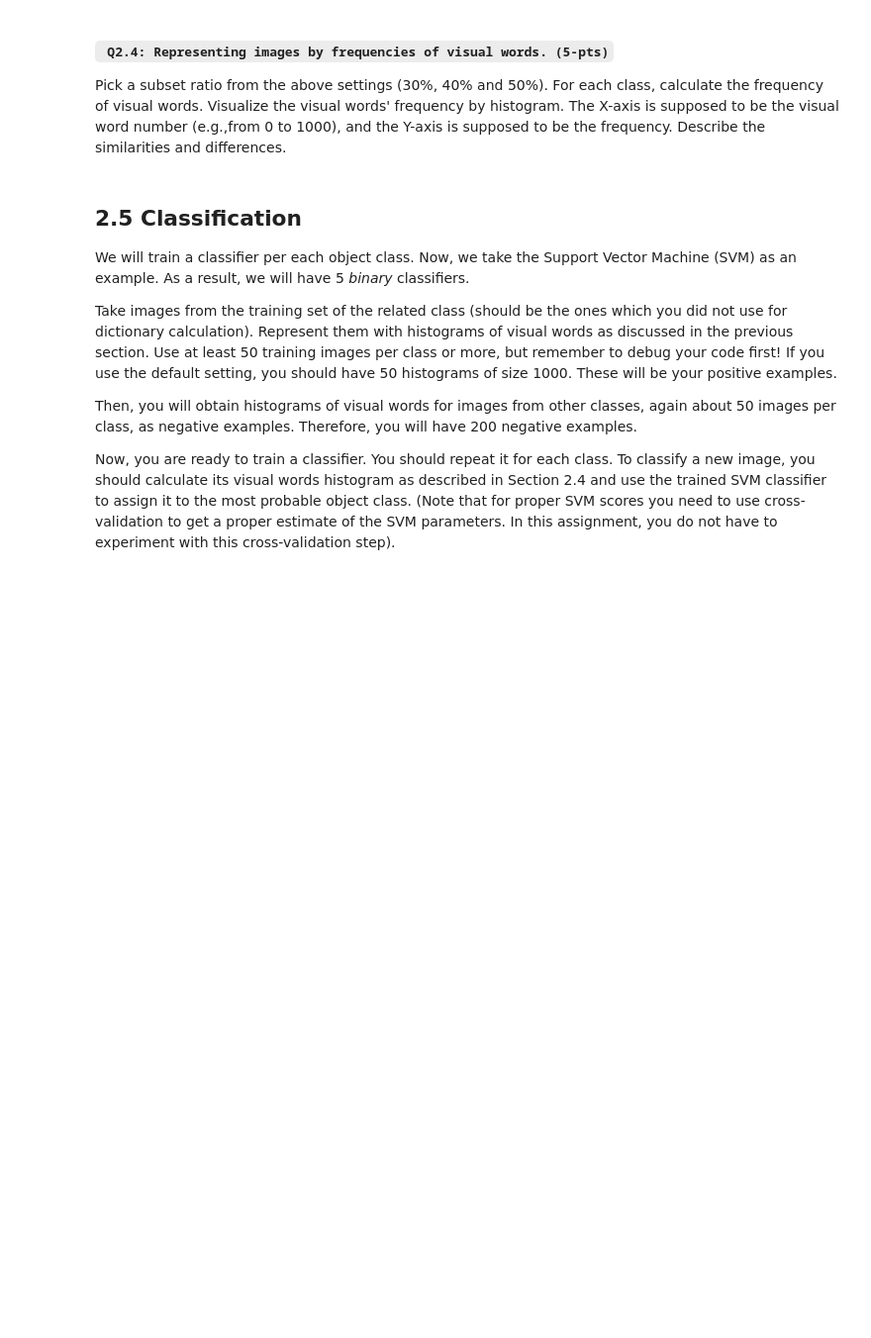
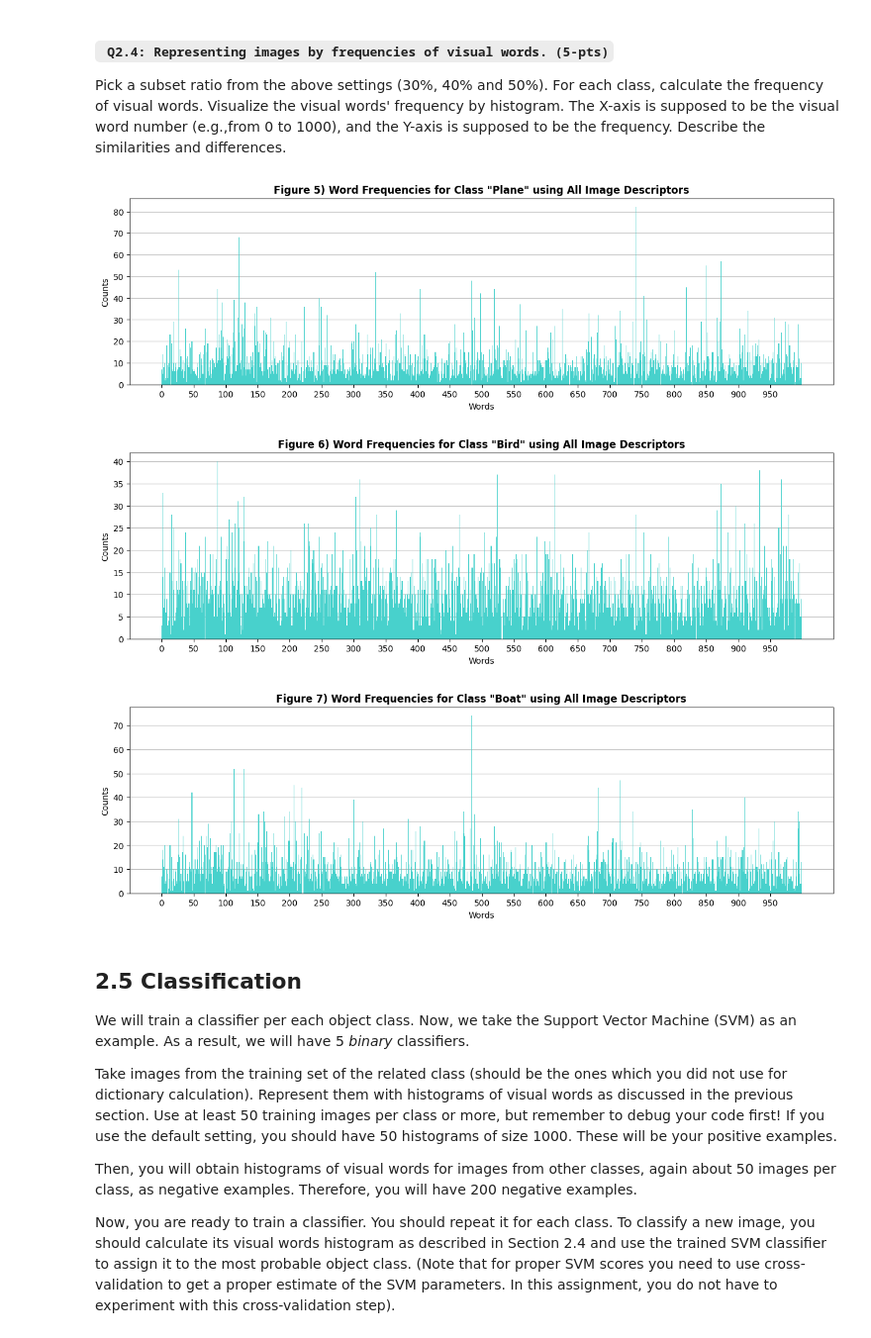
Before and after one commit to ekinfergan/ComputerVision1-UvA, a Jupyter notebook: Lab5/CV1 Final Lab 1.ipynb, the cells around one changed output. Shown: that part at 99% size. Saved outputs shown, nothing was run; the diff lists cells and outputs as text; code cells hidden in the pictures; blank space fills up the shorter version.

```diff
--- a/Lab5/CV1 Final Lab 1.ipynb
+++ b/Lab5/CV1 Final Lab 1.ipynb
@@ -349,3 +365,38 @@ Pick a subset ratio from the above settings (30%, 40% and 50%). For each class,
+# %%
+################################
+
+# Plotting the Histograms (All descriptors used)
+def word_plotter(encoded_features, fig_nums, class_names, figsize=(10, 6)):
+
+    classes = list(encoded_features.keys())
+
+    for data_class in classes:
+
+        # Getting the Data
+        data = encoded_features[data_class]
+
+        plt.figure(figsize=figsize)
+        plt.title(f'Figure {fig_nums[data_class]}) Word Frequencies for Class "{class_names[data_class]}" using All Image Descriptors', weight='bold')
+        plt.xticks(np.arange(0, np.max(data), 50)) # Enlarging bins
+
+        plt.hist(data, bins=np.max(data), color="mediumturquoise")
+
+        plt.rcParams['axes.axisbelow'] = True # Moving Grid Back
+        plt.grid(True, axis='y', alpha=0.8)
+
+        plt.xlabel("Words")
+        plt.ylabel("Counts")
+        plt.show()
+
+
+fig_nums = [idx for idx in range(5, 10)] # For Plot Numbering
+word_plotter(encoded_features, fig_nums, class_names, figsize=(15, 4))
+
+################################
+# %% [output]
+[figure, added]
+[figure, added]
+[figure, added]
 # %% [markdown]
 ## **2.5 Classification**
 
```
Also changed, not shown: parts of 8 cells of this notebook.
